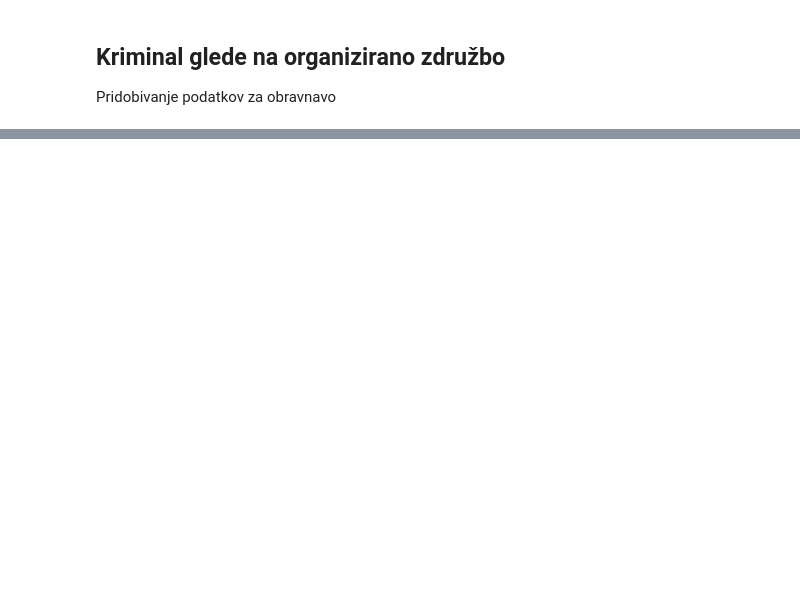
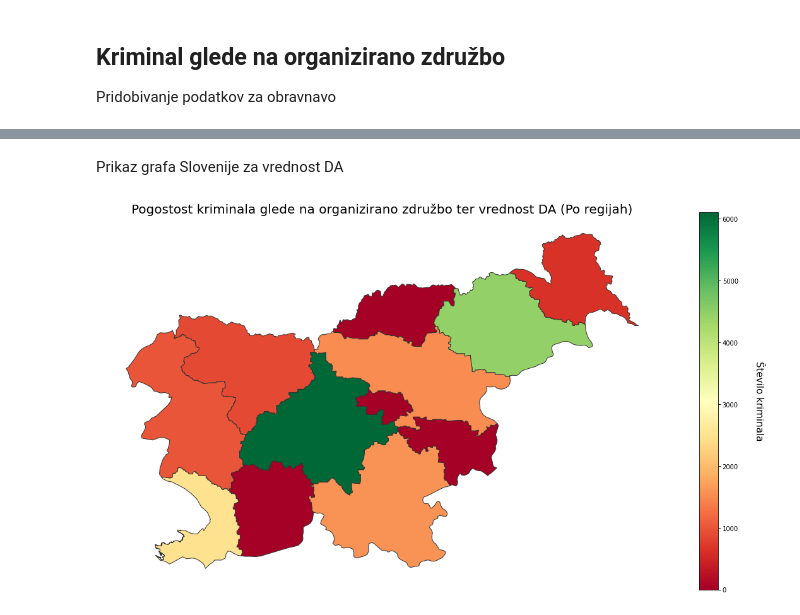
Before and after one commit to Nik-tech-cloud/PR22NGAMZ, a Jupyter notebook: seminar_krevs.ipynb, the cells around one changed output, grey strips where cells are left out. Cells and saved outputs as stored; diff of their text form; code cells hidden in the pictures; blank space fills up the shorter version.

```diff
--- a/seminar_krevs.ipynb
+++ b/seminar_krevs.ipynb
@@ -85,0 +95,25 @@ ModuleNotFoundError: No module named 'geopandas'
+# %%
+celota = full_KD.groupby("PUStoritveKD", sort=False).OrganiziranaZdruzba.value_counts()
+celota_popravljeno = celota.drop(['DIREKTORAT ZA UPRAVNE NOTRANJE ZADEVE', 'NI PODATKA'])
+
+stevilo_DA = [celota_popravljeno[11], celota_popravljeno[13], celota_popravljeno[7], 0, 0, celota_popravljeno[9], celota_popravljeno[3]+celota_popravljeno[17]
+            , 0, celota_popravljeno[5], celota_popravljeno[1], celota_popravljeno[15], 0]
+
+stevilo_NE =  [celota_popravljeno[10], celota_popravljeno[12], celota_popravljeno[6], 0, 0, celota_popravljeno[8], celota_popravljeno[2]+celota_popravljeno[16]
+            , 0, celota_popravljeno[4], celota_popravljeno[0], celota_popravljeno[14], 0]
+# %% [markdown]
+Prikaz grafa Slovenije za vrednost DA
+# %%
+slovenia = gpd.read_file('slovenija_map/regije/reg.shp', encoding='cp1250')
+
+slovenia['stevilo'] = stevilo_DA
+fig, ax = plt.subplots(1, figsize=(20, 20))
+plt.axis('off')
+plt.title('Pogostost kriminala glede na organizirano združbo ter vrednost DA (Po regijah)', fontsize=20)
+slovenia.plot(column='stevilo', cmap='RdYlGn', ax=ax, edgecolor='.2')
+bar_info = plt.cm.ScalarMappable(cmap='RdYlGn', norm=plt.Normalize(vmin=0, vmax=max(stevilo_DA)))
+bar_info._A = []
+cbar = fig.colorbar(bar_info, shrink=0.55)
+cbar.set_label('Število kriminala', fontsize=15, rotation=270, labelpad=40)
+# %% [output]
+[figure, added]
```
Also changed, not shown: parts of 7 cells of this notebook.
